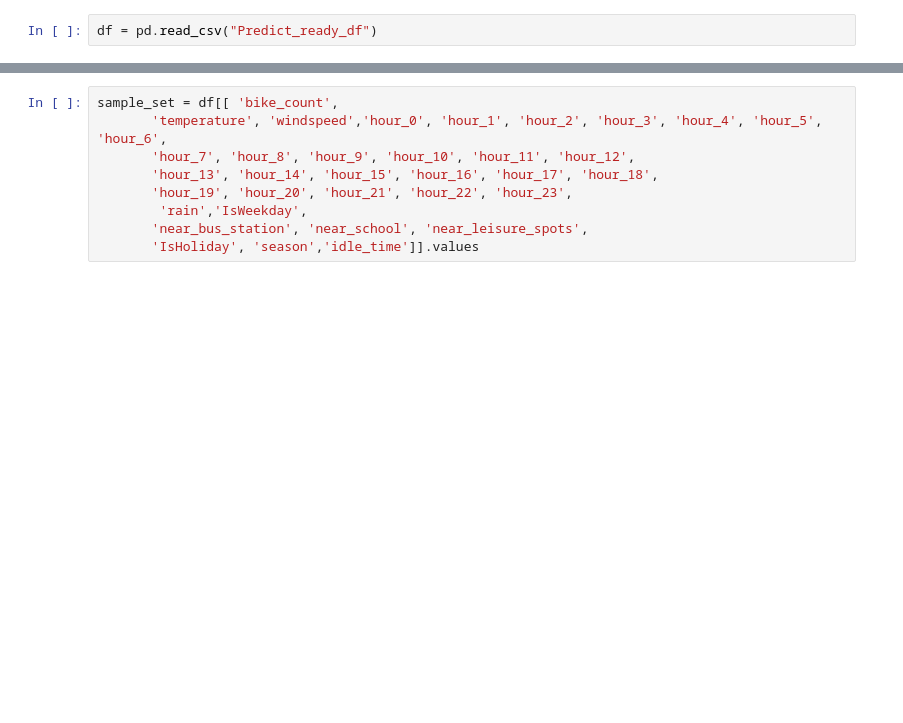
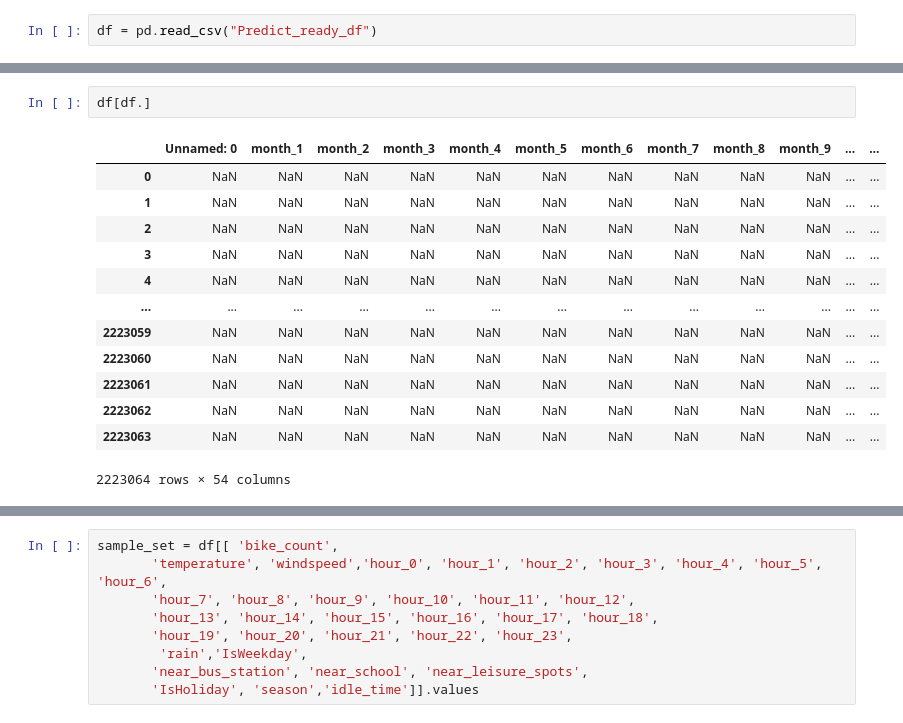
Before and after one commit to Ppkhanh/The-Learning-Machines, a Jupyter notebook: Prediction.ipynb, the cells around one changed output, grey strips where cells are left out. Saved outputs shown, nothing was run; the diff lists cells and outputs as text; blank space fills up the shorter version.

```diff
--- a/Prediction.ipynb
+++ b/Prediction.ipynb
@@ -55,2 +35,18 @@ Index(['Unnamed: 0', 'month_1', 'month_2', 'month_3', 'month_4', 'month_5',
+# %%
+df[df.]
+# %% [output]
+|  | Unnamed: 0 | month_1 | month_2 | month_3 | month_4 | month_5 | month_6 | month_7 | month_8 | month_9 | ... | ... |
+| 0 | NaN | NaN | NaN | NaN | NaN | NaN | NaN | NaN | NaN | NaN | ... | ... |
+| 1 | NaN | NaN | NaN | NaN | NaN | NaN | NaN | NaN | NaN | NaN | ... | ... |
+| 2 | NaN | NaN | NaN | NaN | NaN | NaN | NaN | NaN | NaN | NaN | ... | ... |
+| 3 | NaN | NaN | NaN | NaN | NaN | NaN | NaN | NaN | NaN | NaN | ... | ... |
+| 4 | NaN | NaN | NaN | NaN | NaN | NaN | NaN | NaN | NaN | NaN | ... | ... |
+| ... | ... | ... | ... | ... | ... | ... | ... | ... | ... | ... | ... | ... |
+| 2223059 | NaN | NaN | NaN | NaN | NaN | NaN | NaN | NaN | NaN | NaN | ... | ... |
+| 2223060 | NaN | NaN | NaN | NaN | NaN | NaN | NaN | NaN | NaN | NaN | ... | ... |
+| 2223061 | NaN | NaN | NaN | NaN | NaN | NaN | NaN | NaN | NaN | NaN | ... | ... |
+| 2223062 | NaN | NaN | NaN | NaN | NaN | NaN | NaN | NaN | NaN | NaN | ... | ... |
+| 2223063 | NaN | NaN | NaN | NaN | NaN | NaN | NaN | NaN | NaN | NaN | ... | ... |
+2223064 rows × 54 columns
 # %%
 features =['idle_time',
```
Also changed, not shown: parts of 29 cells of this notebook, 1 other file.
